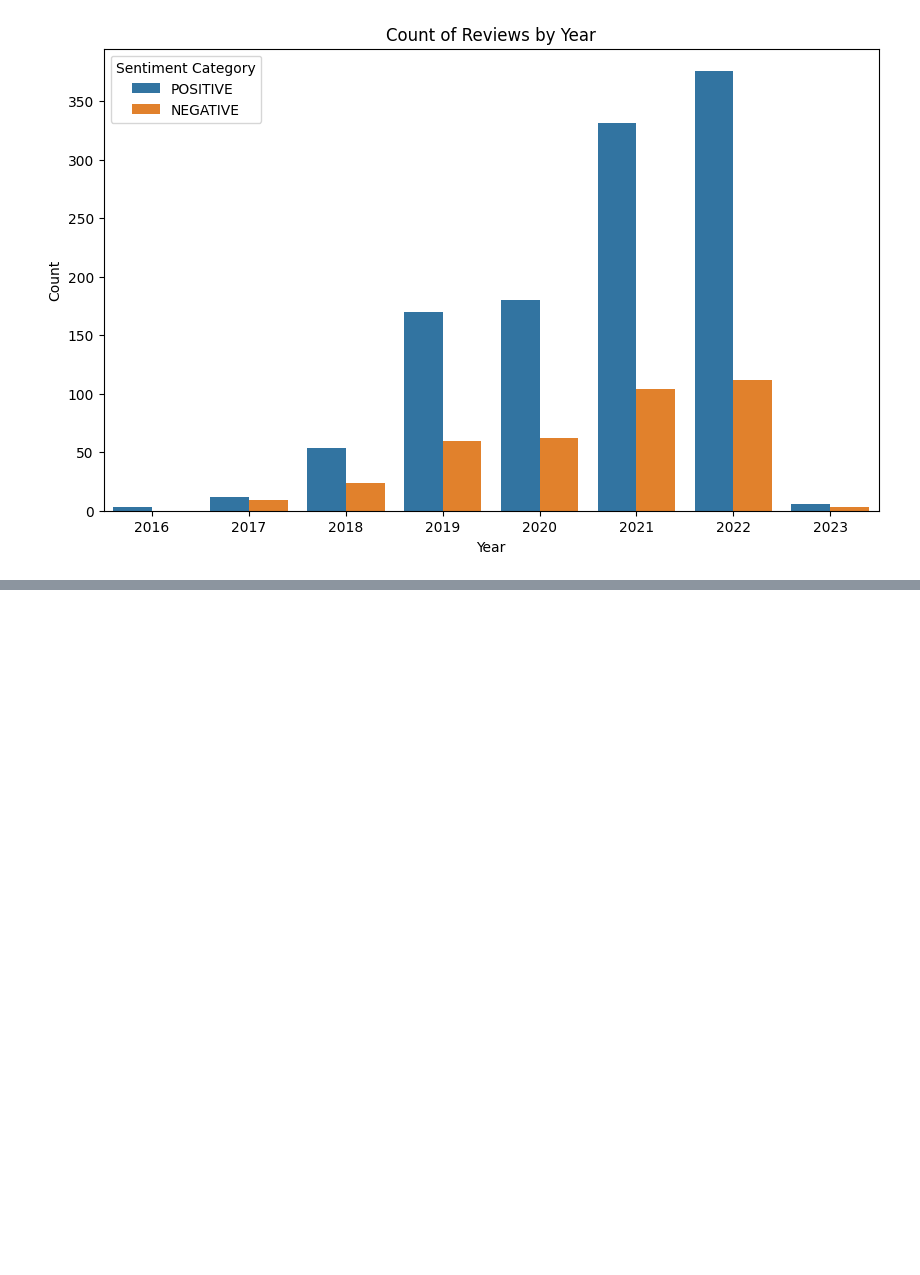
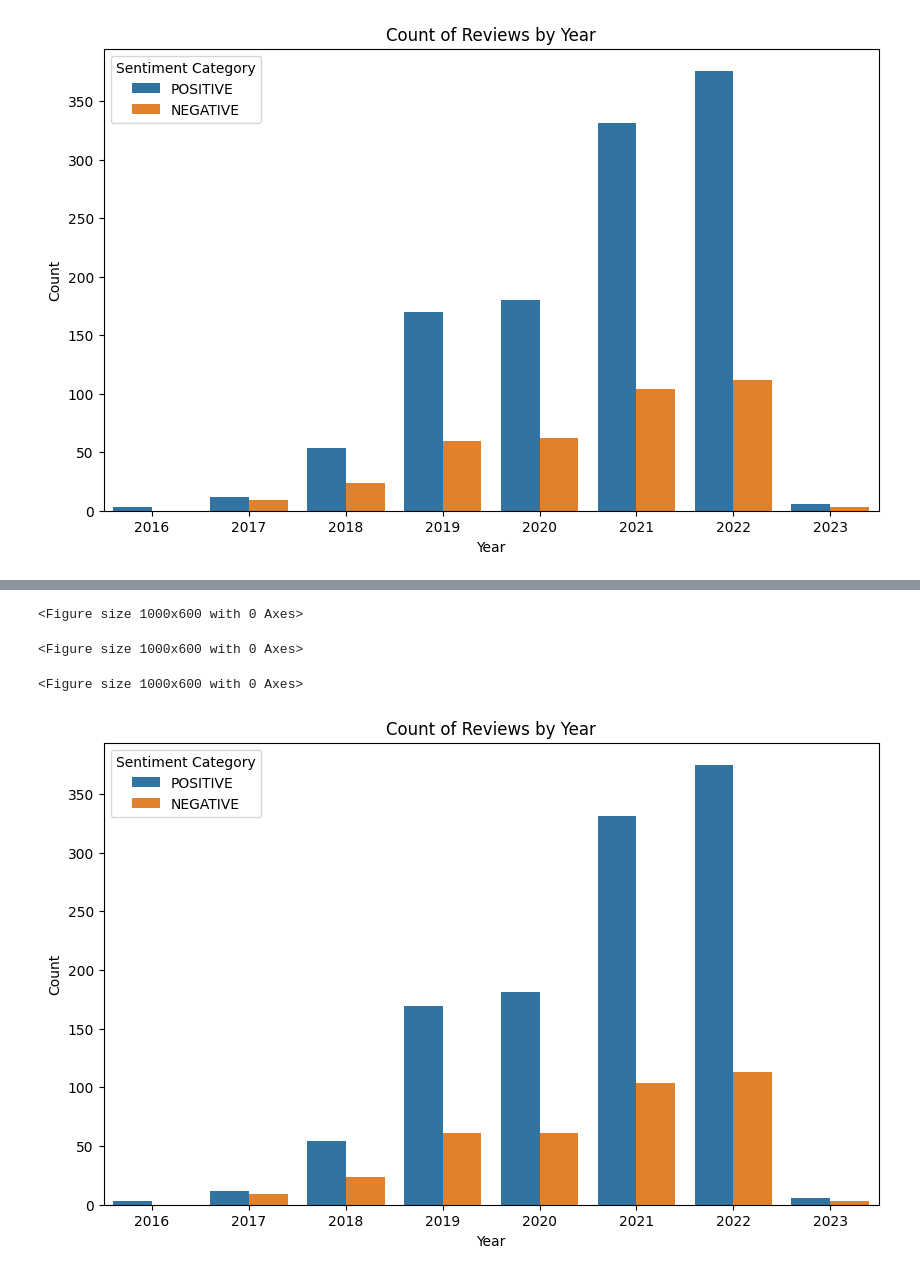
Before and after one commit to josemh301/openai-api-projects, a Jupyter notebook: HuggingFace/Project 2 - NLP App with Hugging Face/copilot-testing.ipynb, the cells around one changed output, grey strips where cells are left out. Drawn from its saved outputs; the diff is of its cells as text; code cells hidden in the pictures; blank space fills up the shorter version.

```diff
--- a/HuggingFace/Project 2 - NLP App with Hugging Face/copilot-testing.ipynb
+++ b/HuggingFace/Project 2 - NLP App with Hugging Face/copilot-testing.ipynb
@@ -195,0 +235,3 @@ plt.show()
+# %%
+# Count the number of reviews by year and clean_sentiment_category
+chart_data_02 = runway.groupby(['year', 'no_preprocessing_sentiment_category']).size().reset_index(name='count')
@@ -195,0 +257,13 @@ plt.show()
+# %%
+plt.figure(figsize=(10, 6))
+sns.barplot(data=chart_data_02, x='year', y='count', hue='no_preprocessing_sentiment_category')
+plt.title('Count of Reviews by Year')
+plt.xlabel('Year')
+plt.ylabel('Count')
+plt.legend(title='Sentiment Category')
+plt.show()
+# %% [output]
+<Figure size 1000x600 with 0 Axes>
+<Figure size 1000x600 with 0 Axes>
+<Figure size 1000x600 with 0 Axes>
+[figure, added]
```
Also changed, not shown: parts of 5 cells of this notebook.
